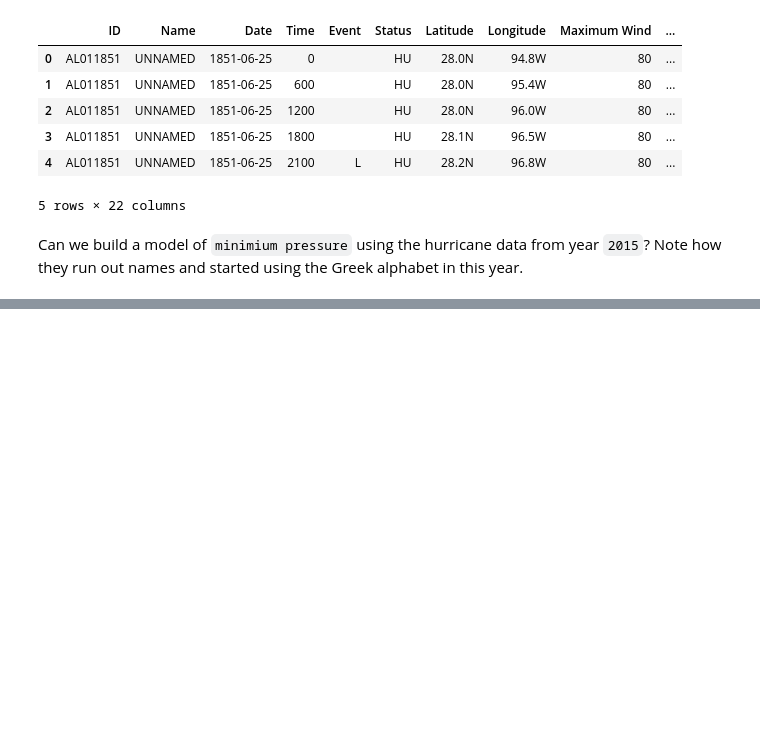
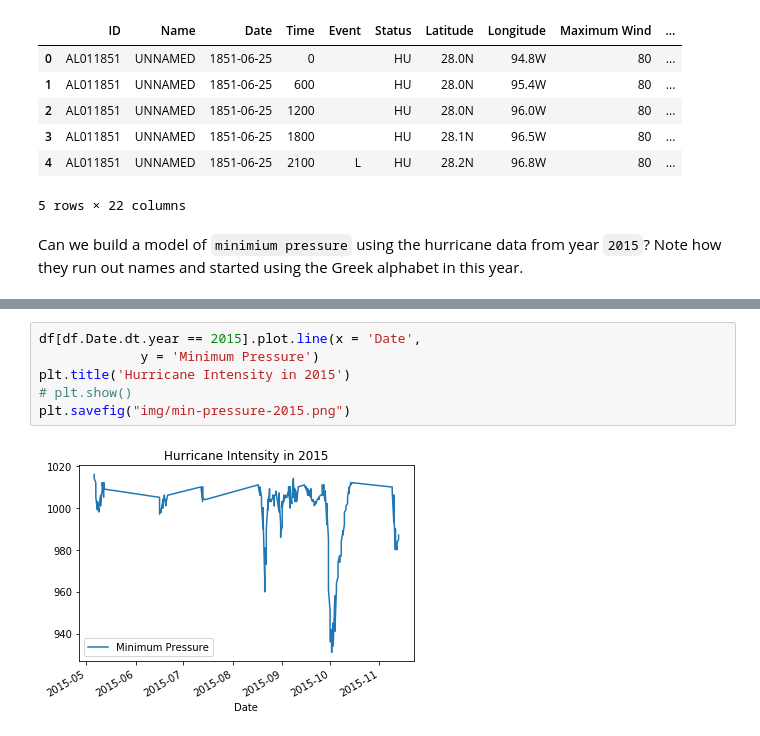
Before and after one commit to saad-usmani/hurricane_gary, a Jupyter notebook: hurricane_simple_model.ipynb, the cells around one changed output, grey strips where cells are left out. Drawn from its saved outputs; the diff is of its cells as text; blank space fills up the shorter version.

```diff
--- a/hurricane_simple_model.ipynb
+++ b/hurricane_simple_model.ipynb
@@ -38,0 +76,8 @@ df[df.Date.dt.year == 2005]
+# %%
+df[df.Date.dt.year == 2015].plot.line(x = 'Date',
+             y = 'Minimum Pressure')
+plt.title('Hurricane Intensity in 2015')
+# plt.show()
+plt.savefig("img/min-pressure-2015.png")
+# %% [output]
+[figure, added]
```
Also changed, not shown: parts of 52 cells of this notebook, 3 other files.
